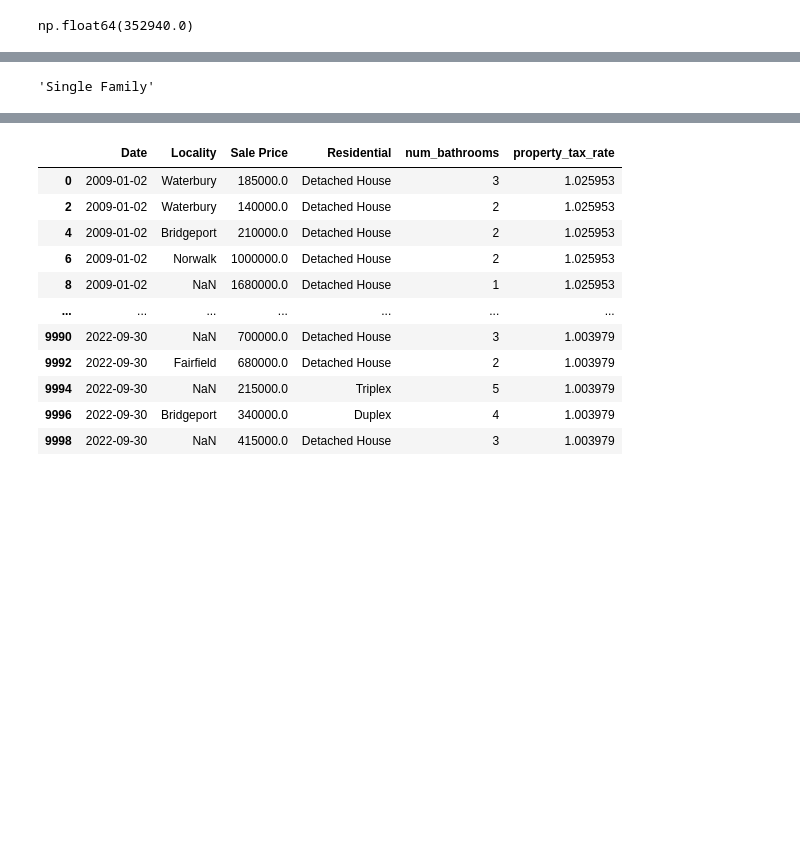
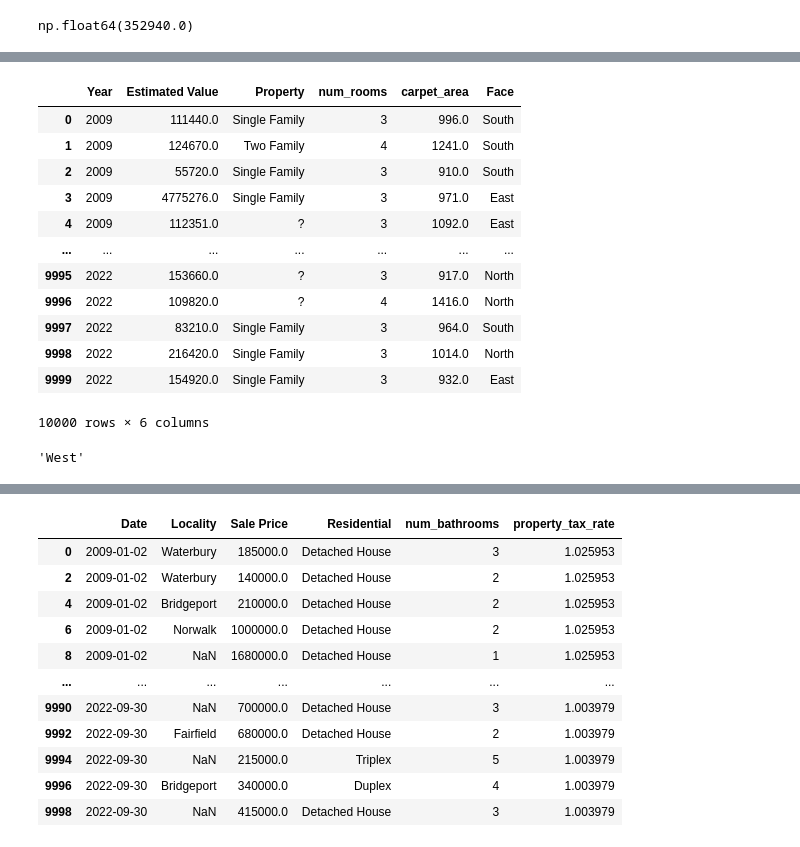
Before and after one commit to arjunpvm/mlp, a Jupyter notebook: week1/GradedAssignment1_2.ipynb, the cells around one changed output, grey strips where cells are left out. Cells and saved outputs as stored; diff of their text form; code cells hidden in the pictures; blank space fills up the shorter version.

```diff
--- a/week1/GradedAssignment1_2.ipynb
+++ b/week1/GradedAssignment1_2.ipynb
@@ -59,4 +90,21 @@ np.float64(352940.0)
+# %%
+odd_col_df = df.iloc[:, list(range(1, 12, 2))]
+odd_col_df
+# %% [output]
+|  | Year | Estimated Value | Property | num_rooms | carpet_area | Face |
+| 0 | 2009 | 111440.0 | Single Family | 3 | 996.0 | South |
+| 1 | 2009 | 124670.0 | Two Family | 4 | 1241.0 | South |
+| 2 | 2009 | 55720.0 | Single Family | 3 | 910.0 | South |
+| 3 | 2009 | 4775276.0 | Single Family | 3 | 971.0 | East |
+| 4 | 2009 | 112351.0 | ? | 3 | 1092.0 | East |
+| ... | ... | ... | ... | ... | ... | ... |
+| 9995 | 2022 | 153660.0 | ? | 3 | 917.0 | North |
+| 9996 | 2022 | 109820.0 | ? | 4 | 1416.0 | North |
+| 9997 | 2022 | 83210.0 | Single Family | 3 | 964.0 | South |
+| 9998 | 2022 | 216420.0 | Single Family | 3 | 1014.0 | North |
+| 9999 | 2022 | 154920.0 | Single Family | 3 | 932.0 | East |
+10000 rows × 6 columns
 # %%
-new_df.iloc[100, 5]
+odd_col_df.iloc[100, 5]
 # %% [output]
-'Single Family'
+'West'
```
Also changed, not shown: parts of 17 cells of this notebook.
